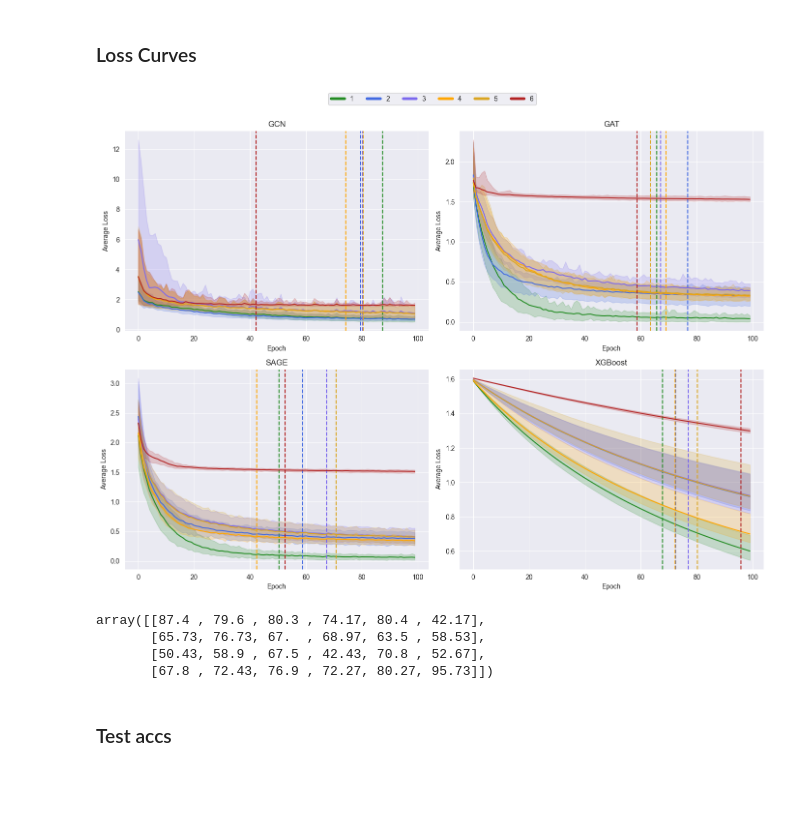
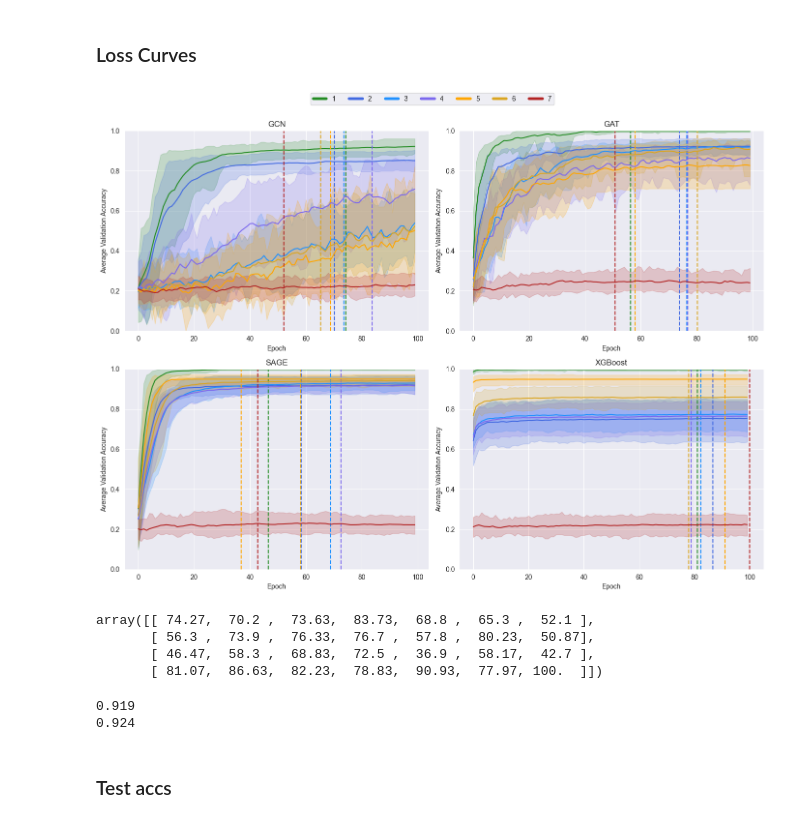
Before and after one commit to FisnikZogaj/MA, a Jupyter notebook: eval.ipynb, the cells around one changed output. Cells and saved outputs as stored; diff of their text form; code cells hidden in the pictures; blank space fills up the shorter version.

```diff
--- a/eval.ipynb
+++ b/eval.ipynb
@@ -78,14 +78,26 @@ gat_noise = load_all_pickles(last_exp, "GAT", "noise")
 sage_noise = load_all_pickles(last_exp, "SAGE", "noise")
 XG_noise = load_all_pickles(last_exp, "XGBOOST", "noise")
 # %%
-package = np.array([[gcn_perfect, gcn_com, gcn_com_h, gcn_feat, gcn_feat_p, gcn_noise],
-           [gat_perfect, gat_com, gat_com_h ,gat_feat, gat_feat_p, gat_noise],
-           [sage_perfect, sage_com, sage_com_h, sage_feat, sage_feat_p, sage_noise],
-           [XG_perfect, XG_com, XG_com_h ,XG_feat, XG_feat_p, XG_noise]])
+package = np.array([[gcn_perfect, gcn_com, gcn_com_h, gcn_com_r, gcn_feat, gcn_feat_p, gcn_noise],
+                    [gat_perfect, gat_com, gat_com_h, gat_com_r, gat_feat, gat_feat_p, gat_noise],
+                    [sage_perfect, sage_com, sage_com_h,sage_com_r, sage_feat, sage_feat_p, sage_noise],
+                    [XG_perfect, XG_com, XG_com_h, XG_com_r, XG_feat, XG_feat_p, XG_noise]])
+
+n_scenarios = 7
+# package = np.array([[gcn_perfect, gat_perfect, sage_perfect, XG_perfect],
+#                     [gcn_com, gat_com, sage_com, XG_com],
+#                     [gcn_com_h, gat_com_h, sage_com_h, XG_com_h],
+#                     #[gcn_com_r, gat_com_r, sage_com_r, XG_com_r],
+#                     [gcn_feat, gat_feat, sage_feat, XG_feat],
+#                     [gcn_feat_p, gat_feat_p, sage_feat_p, XG_feat_p],
+#                     [gcn_noise, gat_noise, sage_noise, XG_noise]])
+
+# n_scen = package.shape[0]
+# package = package.T
 # %% [markdown]
 # Plot
 # %%
-def plot_with_confidence_interval(target, color, key="loss_track", empirical_CI=True, ax=None):
+def plot_with_confidence_interval(target, color, key="loss_track", empirical_CI=True, ax=None, percentiles=5):
     """
     Plots figure for one Scenario in specified axis.
     :param target: Results of the scenario.
@@ -102,8 +114,8 @@ def plot_with_confidence_interval(target, color, key="loss_track", empirical_CI=
     std_ys = np.sqrt(np.var(ys, axis=0))
 
     if empirical_CI:
-        ci_lower = np.percentile(ys, 2.5, axis=0)
-        ci_upper = np.percentile(ys, 97.5, axis=0)
+        ci_lower = np.percentile(ys, percentiles, axis=0)
+        ci_upper = np.percentile(ys, (100-percentiles), axis=0)
     else:
         ci_upper = mean_ys + 1.96 * std_ys
         ci_lower = mean_ys - 1.96 * std_ys
@@ -118,46 +130,53 @@ def plot_with_confidence_interval(target, color, key="loss_track", empirical_CI=
 # %% [markdown]
 ### Loss Curves
 # %%
-l_o_a = "loss_track"
-#l_o_a = "val_acc_track"
+#l_o_a = "loss_track"
+l_o_a = "val_acc_track"
 
 arch = ["GCN", "GAT", "SAGE", "XGBoost"]
 fig, axes = plt.subplots(2, 2, figsize=(14, 10))
 axes = axes.flatten()
 
-early_stops = np.zeros((4, 6))
+early_stops = np.zeros((4, n_scenarios))
 
-#labels = ['perfect', "c_rel", "c_rel_h", "f_rel", "f_rel_p", "noise"]
-labels = np.arange(6) + 1
-colors = ["forestgreen", "royalblue", "mediumslateblue", "orange", "goldenrod", "firebrick"]
+labels = np.arange(n_scenarios) + 1
+colors = ["forestgreen", "royalblue", "dodgerblue", "mediumslateblue", "orange", "goldenrod", "firebrick"]
 
 
 for i, (model, ax) in enumerate(zip(package, axes)):
     for j, (target, label, color) in enumerate(zip(model, labels, colors)):
-        early_stops[i, j] = plot_with_confidence_interval(target, color, key=l_o_a, empirical_CI=True, ax=ax)
+        early_stops[i, j] = plot_with_confidence_interval(target, color, key=l_o_a,
+                                                          empirical_CI=True, ax=ax, percentiles=5)
         ax.plot([], [], color=color, label=label)  # Adding to legend
 
     ax.set_xlabel('Epoch')
     if l_o_a == "loss_track":
         ax.set_ylabel('Average Loss')
     else:
         ax.set_ylabel('Average Validation Accuracy')
 
+    ax.set_ylim(0, 1)
     ax.set_title(f'{arch[i]}')
 
 handles = [Line2D([0], [0], color=color, lw=4) for color in colors]
 fig.legend(handles, labels, loc='upper center', ncol=len(labels), bbox_to_anchor=(0.5, 1.05), fontsize='medium')
 
 plt.tight_layout()
 plt.show()
+np.round(early_stops, 2)
 # %% [output]
-[figure, old version]
+[figure, new version]
+array([[ 74.27,  70.2 ,  73.63,  83.73,  68.8 ,  65.3 ,  52.1 ],
+       [ 56.3 ,  73.9 ,  76.33,  76.7 ,  57.8 ,  80.23,  50.87],
+       [ 46.47,  58.3 ,  68.83,  72.5 ,  36.9 ,  58.17,  42.7 ],
+       [ 81.07,  86.63,  82.23,  78.83,  90.93,  77.97, 100.  ]])
-# %%
-np.round(early_stops,2)
-# %% [output]
-array([[87.4 , 79.6 , 80.3 , 74.17, 80.4 , 42.17],
-       [65.73, 76.73, 67.  , 68.97, 63.5 , 58.53],
-       [50.43, 58.9 , 67.5 , 42.43, 70.8 , 52.67],
-       [67.8 , 72.43, 76.9 , 72.27, 80.27, 95.73]])
+# %%
+# Loss/val_acc tracks appear very similar for com_random across all 4 models
+# np.mean([r["test_accuracy"] for r in gat_com_r], axis=0) == np.mean([r["test_accuracy"] for r in sage_com_r], axis=0)
+print(np.round(np.mean([r["test_accuracy"] for r in gcn_perfect]), 3))
+print(np.round(np.mean([r["test_accuracy"] for r in sage_com]),3))
+# %% [output]
+0.919
+0.924
 # %% [markdown]
 ### Test accs
```
Also changed, not shown: parts of 17 cells of this notebook, 2 other files.
